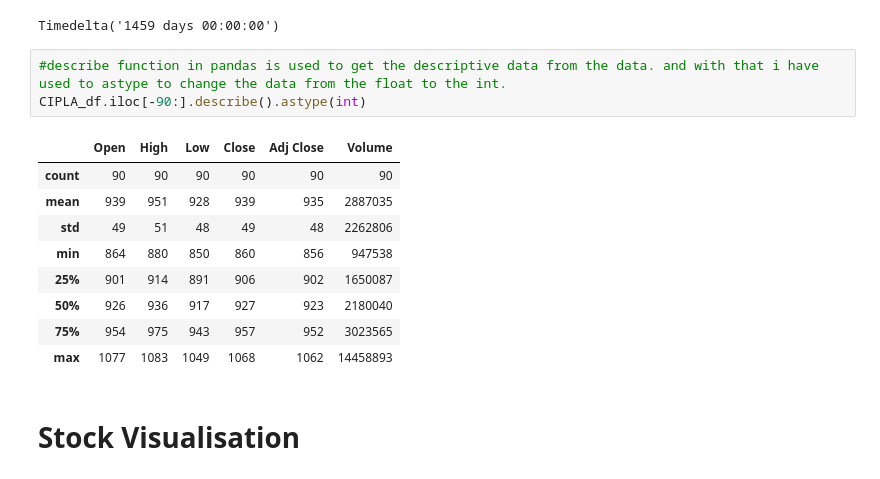
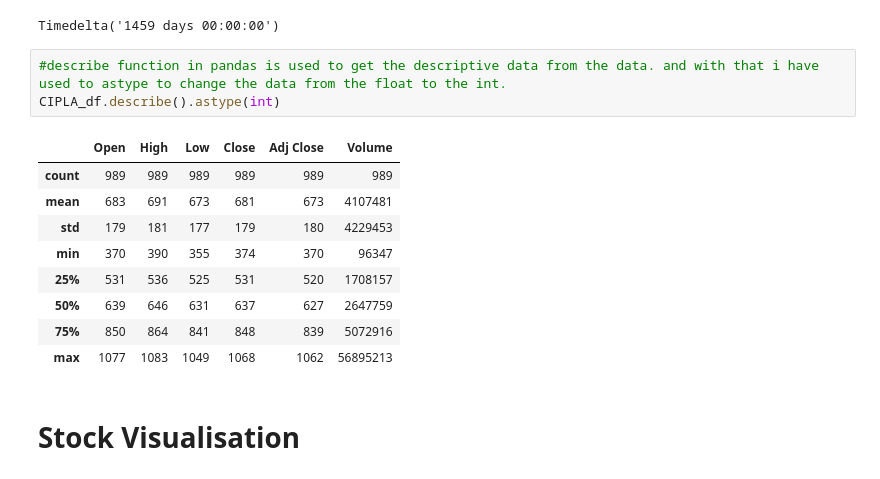
Before and after one commit to Harshit-0307/Stocks-Visualizing-and-Analysis, a Jupyter notebook: Code/stock_analysis_cipla.ipynb, the cells around one changed output. Drawn from its saved outputs; the diff is of its cells as text.

```diff
--- a/Code/stock_analysis_cipla.ipynb
+++ b/Code/stock_analysis_cipla.ipynb
@@ -100,17 +100,17 @@ CIPLA_df['Date'].max()-CIPLA_df['Date'].min()
 Timedelta('1459 days 00:00:00')
 # %%
 #describe function in pandas is used to get the descriptive data from the data. and with that i have used to astype to change the data from the float to the int.
-CIPLA_df.iloc[-90:].describe().astype(int)
+CIPLA_df.describe().astype(int)
 # %% [output]
 |  | Open | High | Low | Close | Adj Close | Volume |
-| count | 90 | 90 | 90 | 90 | 90 | 90 |
-| mean | 939 | 951 | 928 | 939 | 935 | 2887035 |
-| std | 49 | 51 | 48 | 49 | 48 | 2262806 |
-| min | 864 | 880 | 850 | 860 | 856 | 947538 |
-| 25% | 901 | 914 | 891 | 906 | 902 | 1650087 |
-| 50% | 926 | 936 | 917 | 927 | 923 | 2180040 |
-| 75% | 954 | 975 | 943 | 957 | 952 | 3023565 |
-| max | 1077 | 1083 | 1049 | 1068 | 1062 | 14458893 |
+| count | 989 | 989 | 989 | 989 | 989 | 989 |
+| mean | 683 | 691 | 673 | 681 | 673 | 4107481 |
+| std | 179 | 181 | 177 | 179 | 180 | 4229453 |
+| min | 370 | 390 | 355 | 374 | 370 | 96347 |
+| 25% | 531 | 536 | 525 | 531 | 520 | 1708157 |
+| 50% | 639 | 646 | 631 | 637 | 627 | 2647759 |
+| 75% | 850 | 864 | 841 | 848 | 839 | 5072916 |
+| max | 1077 | 1083 | 1049 | 1068 | 1062 | 56895213 |
 # %% [markdown]
 # Stock Visualisation
 # %% [markdown]
```
Also changed, not shown: parts of 1 cell of this notebook, 3 other files.
